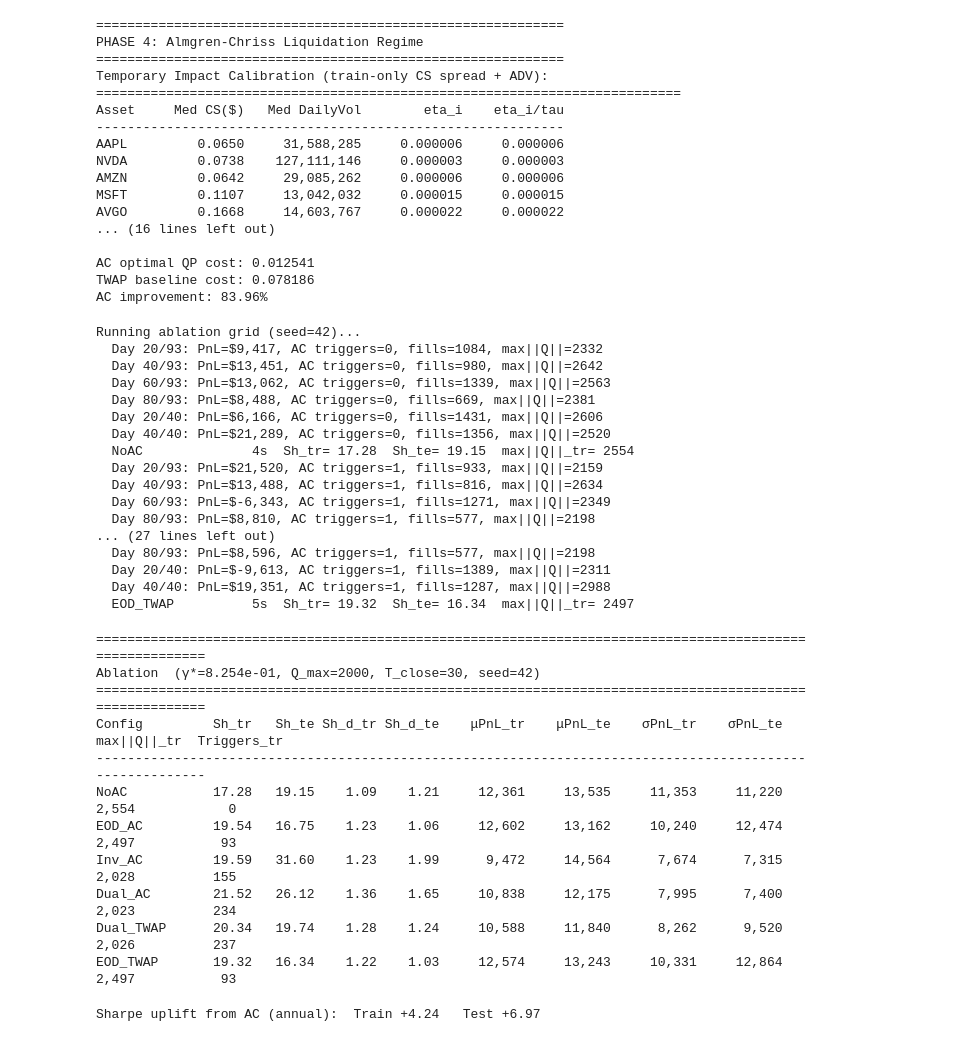
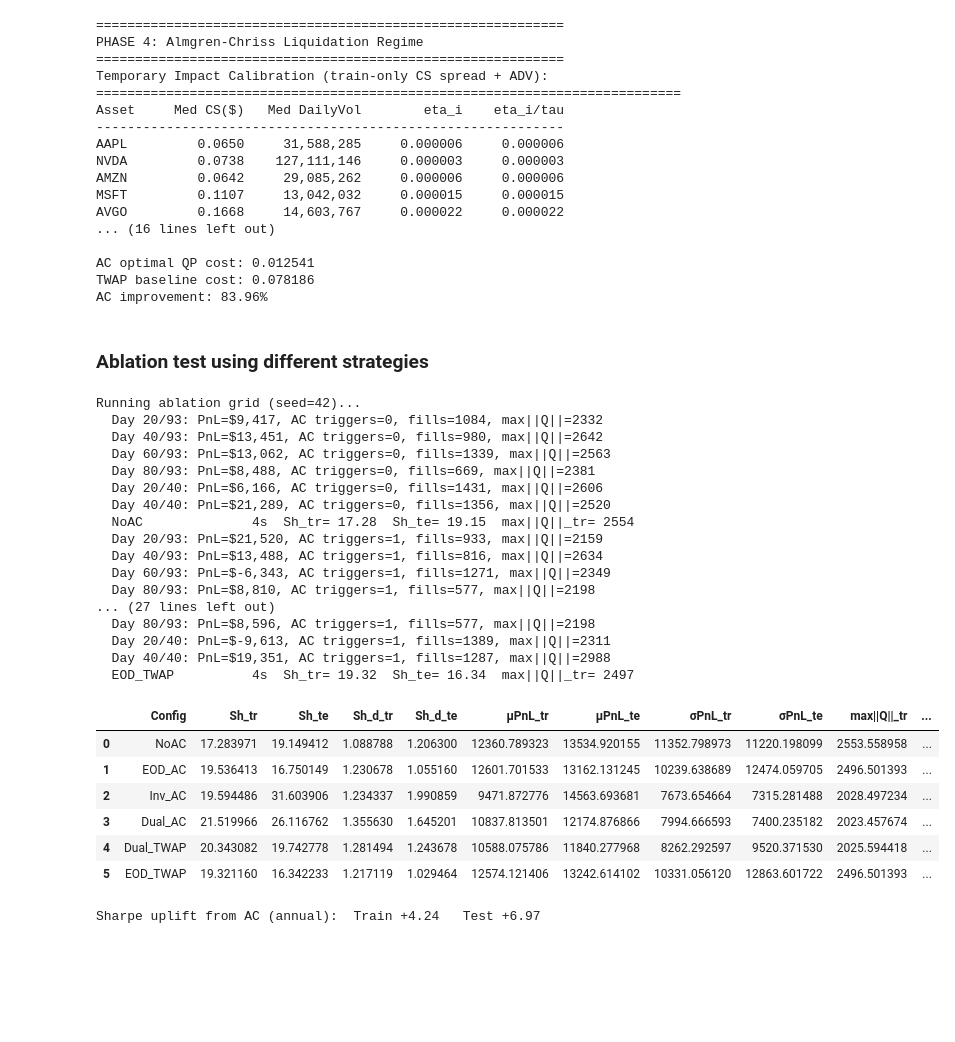
Before and after one commit to Pratvi27/ORIE-5370-Project, a Jupyter notebook: run_pipeline.ipynb, the cells around one changed output. Saved outputs shown, nothing was run; the diff lists cells and outputs as text; code cells hidden in the pictures; blank space fills up the shorter version.

```diff
--- a/run_pipeline.ipynb
+++ b/run_pipeline.ipynb
@@ -142,6 +146,8 @@ AVGO         0.1668     14,603,767     0.000022     0.000022
 AC optimal QP cost: 0.012541
 TWAP baseline cost: 0.078186
 AC improvement: 83.96%
+# %% [markdown]
+### Ablation test using different strategies
 # %%
 # ==========================================================================
 # Ablation grid: 6 configurations × {train, test}, seed = 42
@@ -153,17 +159,6 @@ AC improvement: 83.96%
 #   Dual_AC    both triggers, AC solver
 #   Dual_TWAP  both triggers, TWAP solver (isolates AC-vs-TWAP value)
 #   EOD_TWAP   EOD only, TWAP solver
-
-import time
-
-CONFIGS = [
-    ("NoAC",            dict(ac_mode="off",      liq_solver="ac")),
-    ("EOD_AC",          dict(ac_mode="eod_only", liq_solver="ac")),
-    ("Inv_AC",          dict(ac_mode="inv_only", liq_solver="ac")),
-    ("Dual_AC",         dict(ac_mode="dual",     liq_solver="ac")),
-    ("Dual_TWAP",       dict(ac_mode="dual",     liq_solver="twap")),
-    ("EOD_TWAP",        dict(ac_mode="eod_only", liq_solver="twap")),
-]
 
 # ── Run all configs once (seed=42) ────────────────────────────────────
 ablation_results = {}
@@ -204,38 +199,42 @@ Running ablation grid (seed=42)...
   Day 80/93: PnL=$8,596, AC triggers=1, fills=577, max||Q||=2198
   Day 20/40: PnL=$-9,613, AC triggers=1, fills=1389, max||Q||=2311
   Day 40/40: PnL=$19,351, AC triggers=1, fills=1287, max||Q||=2988
-  EOD_TWAP          5s  Sh_tr= 19.32  Sh_te= 16.34  max||Q||_tr= 2497
+  EOD_TWAP          4s  Sh_tr= 19.32  Sh_te= 16.34  max||Q||_tr= 2497
 # %%
-# ── Ablation table ────────────────────────────────────────────────────
-print(f"\n{'='*105}")
-print(f"Ablation  (γ*={gamma_star:.3e}, Q_max={Q_MAX_TRIGGER}, T_close={T_CLOSE}, seed=42)")
-print(f"{'='*105}")
-hdr = (f"{'Config':<12} {'Sh_tr':>7} {'Sh_te':>7} {'Sh_d_tr':>7} {'Sh_d_te':>7} "
-       f"{'μPnL_tr':>10} {'μPnL_te':>10} "
-       f"{'σPnL_tr':>10} {'σPnL_te':>10} "
-       f"{'max||Q||_tr':>12} {'Triggers_tr':>12}")
-print(hdr); print("-" * 105)
+rows = []
 for cfg_name, _ in CONFIGS:
     r = ablation_results[cfg_name]
-    print(f"{cfg_name:<12} "
-          f"{r['st_tr']['sharpe_a']:>7.2f} {r['st_te']['sharpe_a']:>7.2f} "
-          f"{r['st_tr']['sharpe_a']/np.sqrt(252):>7.2f} {r['st_te']['sharpe_a']/np.sqrt(252):>7.2f} "
-          f"{r['st_tr']['mean']:>10,.0f} {r['st_te']['mean']:>10,.0f} "
-          f"{r['st_tr']['std']:>10,.0f} {r['st_te']['std']:>10,.0f} "
-          f"{r['train']['daily_inventory_norms'].mean():>12,.0f} "
-          f"{int(r['train']['daily_ac_triggers'].sum()):>12}")
+
+    rows.append({
+        "Config": cfg_name,
+
+        "Sh_tr": r['st_tr']['sharpe_a'],
+        "Sh_te": r['st_te']['sharpe_a'],
+
+        "Sh_d_tr": r['st_tr']['sharpe_a'] / np.sqrt(252),
+        "Sh_d_te": r['st_te']['sharpe_a'] / np.sqrt(252),
+
+        "μPnL_tr": r['st_tr']['mean'],
+        "μPnL_te": r['st_te']['mean'],
+
+        "σPnL_tr": r['st_tr']['std'],
+        "σPnL_te": r['st_te']['std'],
+
+        "max||Q||_tr": r['train']['daily_inventory_norms'].mean(),
+        "Triggers_tr": int(r['train']['daily_ac_triggers'].sum())
+    })
+
+df_ablation = pd.DataFrame(rows)
+df_ablation.to_csv("outputs/validation/ablation_summary.csv", index=False)
+df_ablation
 # %% [output]
-=========================================================================================================
-Ablation  (γ*=8.254e-01, Q_max=2000, T_close=30, seed=42)
-=========================================================================================================
-Config         Sh_tr   Sh_te Sh_d_tr Sh_d_te    μPnL_tr    μPnL_te    σPnL_tr    σPnL_te  max||Q||_tr  Triggers_tr
----------------------------------------------------------------------------------------------------------
-NoAC           17.28   19.15    1.09    1.21     12,361     13,535     11,353     11,220        2,554            0
-EOD_AC         19.54   16.75    1.23    1.06     12,602     13,162     10,240     12,474        2,497           93
-Inv_AC         19.59   31.60    1.23    1.99      9,472     14,564      7,674      7,315        2,028          155
-Dual_AC        21.52   26.12    1.36    1.65     10,838     12,175      7,995      7,400        2,023          234
-Dual_TWAP      20.34   19.74    1.28    1.24     10,588     11,840      8,262      9,520        2,026          237
-EOD_TWAP       19.32   16.34    1.22    1.03     12,574     13,243     10,331     12,864        2,497           93
+|  | Config | Sh_tr | Sh_te | Sh_d_tr | Sh_d_te | μPnL_tr | μPnL_te | σPnL_tr | σPnL_te | max||Q||_tr | ... |
+| 0 | NoAC | 17.283971 | 19.149412 | 1.088788 | 1.206300 | 12360.789323 | 13534.920155 | 11352.798973 | 11220.198099 | 2553.558958 | ... |
+| 1 | EOD_AC | 19.536413 | 16.750149 | 1.230678 | 1.055160 | 12601.701533 | 13162.131245 | 10239.638689 | 12474.059705 | 2496.501393 | ... |
+| 2 | Inv_AC | 19.594486 | 31.603906 | 1.234337 | 1.990859 | 9471.872776 | 14563.693681 | 7673.654664 | 7315.281488 | 2028.497234 | ... |
+| 3 | Dual_AC | 21.519966 | 26.116762 | 1.355630 | 1.645201 | 10837.813501 | 12174.876866 | 7994.666593 | 7400.235182 | 2023.457674 | ... |
+| 4 | Dual_TWAP | 20.343082 | 19.742778 | 1.281494 | 1.243678 | 10588.075786 | 11840.277968 | 8262.292597 | 9520.371530 | 2025.594418 | ... |
+| 5 | EOD_TWAP | 19.321160 | 16.342233 | 1.217119 | 1.029464 | 12574.121406 | 13242.614102 | 10331.056120 | 12863.601722 | 2496.501393 | ... |
 # %%
 res_ac_tr = ablation_results["Dual_AC"]["train"]
 res_ac_te = ablation_results["Dual_AC"]["test"]
```
Also changed, not shown: parts of 19 cells of this notebook, 7 other files.
